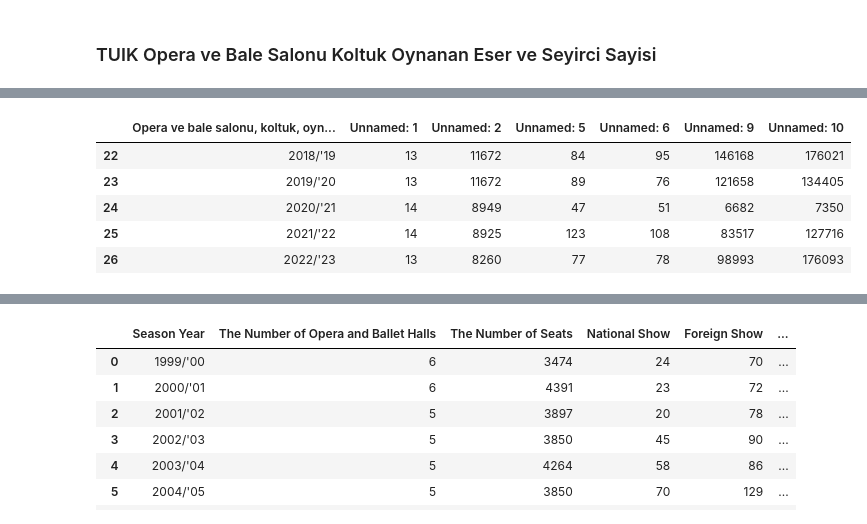
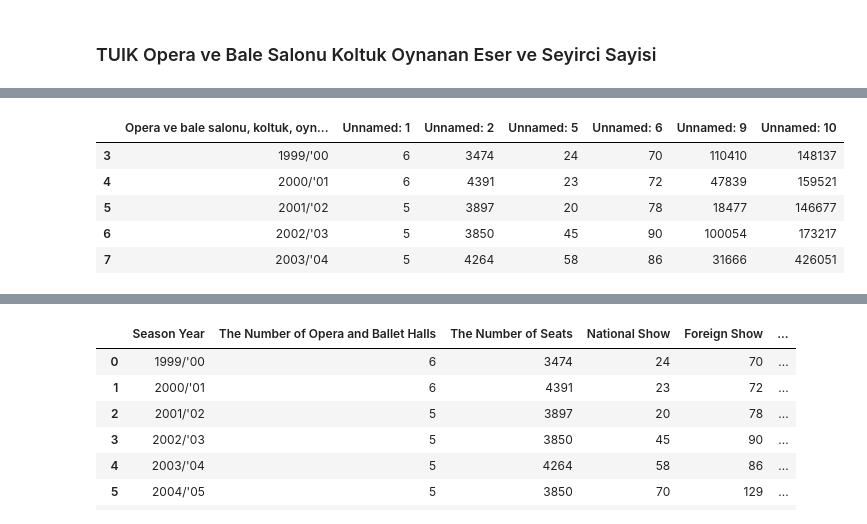
Before and after one commit to donusbu/TUIK_Cultural_Events, a Jupyter notebook: tuikCulturalEvents.ipynb, the cells around one changed output, grey strips where cells are left out. Drawn from its saved outputs; the diff is of its cells as text; code cells hidden in the pictures.

```diff
--- a/tuikCulturalEvents.ipynb
+++ b/tuikCulturalEvents.ipynb
@@ -30,9 +31,9 @@ df_noise = df_noise.iloc[3:27]
 # %%
-df_noise.tail()
+df_noise.head()
 # %% [output]
 |  | Opera ve bale salonu, koltuk, oyn... | Unnamed: 1 | Unnamed: 2 | Unnamed: 5 | Unnamed: 6 | Unnamed: 9 | Unnamed: 10 |
-| 22 | 2018/'19 | 13 | 11672 | 84 | 95 | 146168 | 176021 |
-| 23 | 2019/'20 | 13 | 11672 | 89 | 76 | 121658 | 134405 |
-| 24 | 2020/'21 | 14 | 8949 | 47 | 51 | 6682 | 7350 |
-| 25 | 2021/'22 | 14 | 8925 | 123 | 108 | 83517 | 127716 |
-| 26 | 2022/'23 | 13 | 8260 | 77 | 78 | 98993 | 176093 |
+| 3 | 1999/'00 | 6 | 3474 | 24 | 70 | 110410 | 148137 |
+| 4 | 2000/'01 | 6 | 4391 | 23 | 72 | 47839 | 159521 |
+| 5 | 2001/'02 | 5 | 3897 | 20 | 78 | 18477 | 146677 |
+| 6 | 2002/'03 | 5 | 3850 | 45 | 90 | 100054 | 173217 |
+| 7 | 2003/'04 | 5 | 4264 | 58 | 86 | 31666 | 426051 |
```
Also changed, not shown: parts of 25 cells of this notebook, 1 other file.
